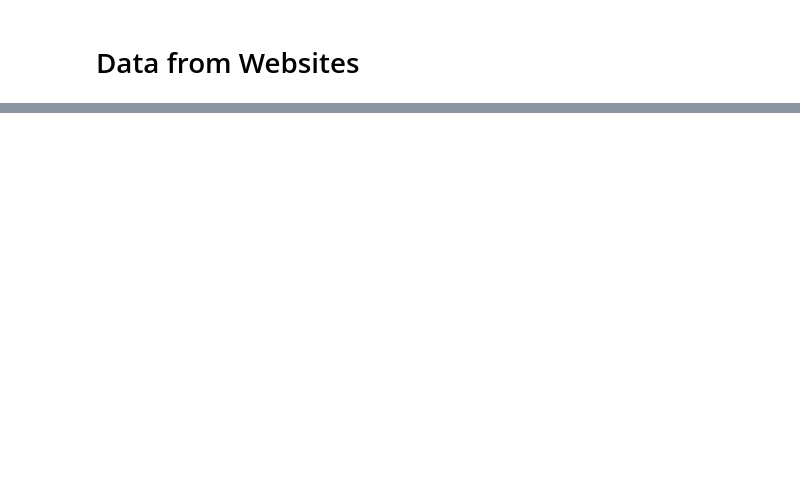
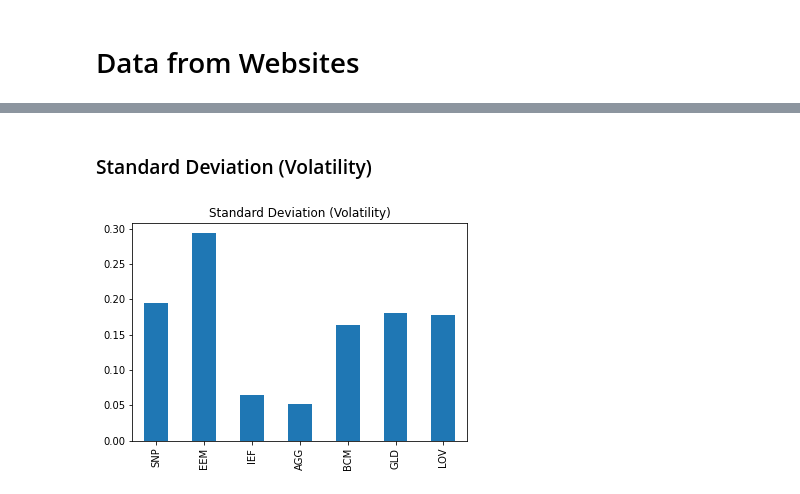
Before and after one commit to changjulian17/DataSciencePortfolio, a Jupyter notebook: Investment_Portfolio/ticker_data.ipynb, the cells around one changed output, grey strips where cells are left out. Saved outputs shown, nothing was run; the diff lists cells and outputs as text; code cells hidden in the pictures; blank space fills up the shorter version.

```diff
--- a/Investment_Portfolio/ticker_data.ipynb
+++ b/Investment_Portfolio/ticker_data.ipynb
@@ -80,4 +75,13 @@ dtype: int64
 # %%
-long_vol = pd.read_excel('./data/long-vol.xlsx')
-long_vol.columns = long_vol.iloc[2]
-long_vol = long_vol[3:].set_index('ReturnDate')['PercentReturn']
+# percentage change is already in excel, so we can skip one step
+data_lv = pd.read_excel('./data/long-vol.xlsx')
+data_lv.columns = data_lv.iloc[2]
+data_lv = data_lv[3:].set_index('ReturnDate')['Index']
+
+# set date as index
+data_lv.index = pd.to_datetime(data_lv.index)
+
+# upsample month returns to daily return by averaging
+data_lv = data_lv.resample('24h').ffill()
+days = [calendar.monthrange(idx.year, idx.month)[1] for idx, x in data_lv.iteritems()]
+data_lv = data_lv/days
@@ -92,4 +90,3 @@ nan
 # %%
-gold = pd.read_excel('./data/gold.xlsx',sheet_name='Daily_Indexed')
-gold = gold[['Name', 'US dollar']].set_index('Name')
-gold = gold.pct_change().apply(lambda x:np.log(1+x))
+data_gold = pd.read_excel('./data/gold.xlsx',sheet_name='Daily_Indexed')
+data_gold = data_gold[['Name', 'US dollar']].set_index('Name')
@@ -95,0 +100,21 @@ gold = gold.pct_change().apply(lambda x:np.log(1+x))
+# %%
+# add dividends to AGG price
+data = pd.concat([data, div['value']],axis=1)
+data.AGG = data.AGG + data.value.fillna(0)
+data.drop(columns='value',inplace=True)
+# %%
+# combine yahoo,bcom,gold
+df = pd.concat([data,data_gold,data_lv],axis=1).dropna()
+df.columns = ['SNP',
+              'EEM',
+              'IEF',
+              'AGG',
+              'BCM',
+              'GLD',
+              'LOV']
+
+#find % difference and log difference
+df = df.pct_change().apply(lambda x: np.log(1+x))
+
+print('% log difference Prices\n\n')
+df.head(3)
@@ -95,0 +161,8 @@ gold = gold.pct_change().apply(lambda x:np.log(1+x))
+# %% [markdown]
+### Standard Deviation (Volatility)
+# %%
+sd = df.std()*np.sqrt(250)
+sd.plot(kind='bar')
+plt.title('Standard Deviation (Volatility)');
+# %% [output]
+[figure, added]
```
Also changed, not shown: parts of 37 cells of this notebook, 6 other files.
